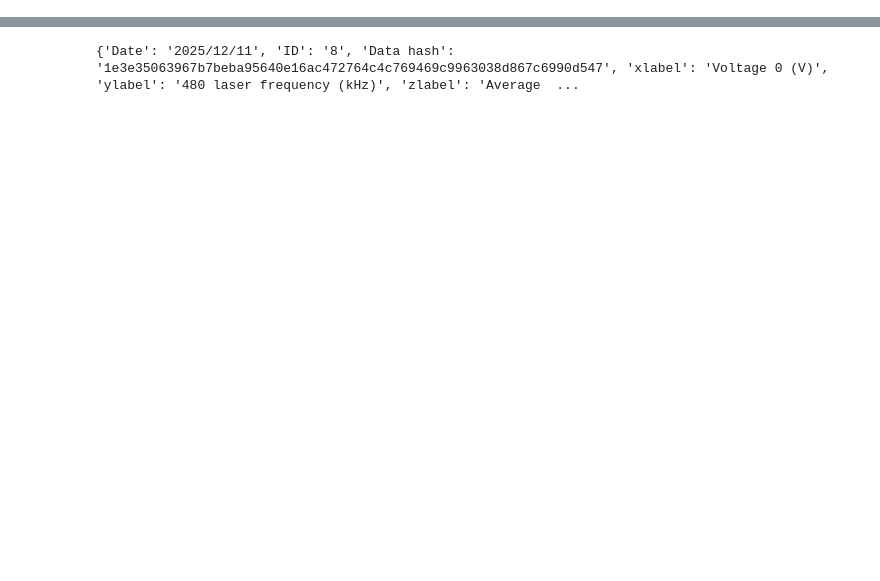
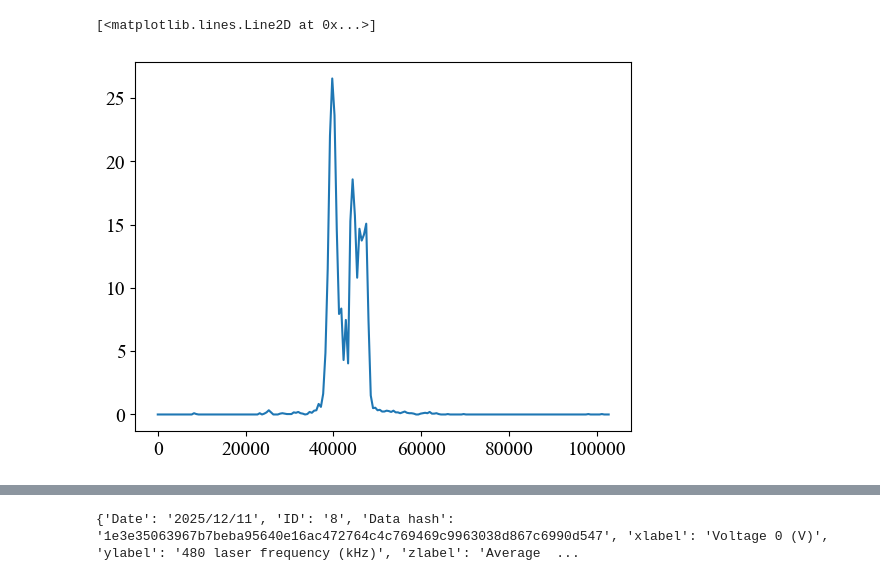
Before and after one commit to FENG-MengLong/ExperimentCode, a Jupyter notebook: Readout_template.ipynb, the cells around one changed output, grey strips where cells are left out. Drawn from its saved outputs; the diff is of its cells as text; code cells hidden in the pictures; blank space fills up the shorter version.

```diff
--- a/Readout_template.ipynb
+++ b/Readout_template.ipynb
@@ -22,3 +22,8 @@ x,y,z,notes = Readout.read_saved_csv_by_id(root_dir=root_dir, date="2025/12/15",
+# %%
+plt.plot(x,z)
+# %% [output]
+[<matplotlib.lines.Line2D at 0x...>]
+[figure, added]
 # %%
 plt.pcolormesh(x,y,z.T,vmin=0, vmax=3)
 plt.xlabel(notes["xlabel"])
```
Also changed, not shown: parts of 2 cells of this notebook.
